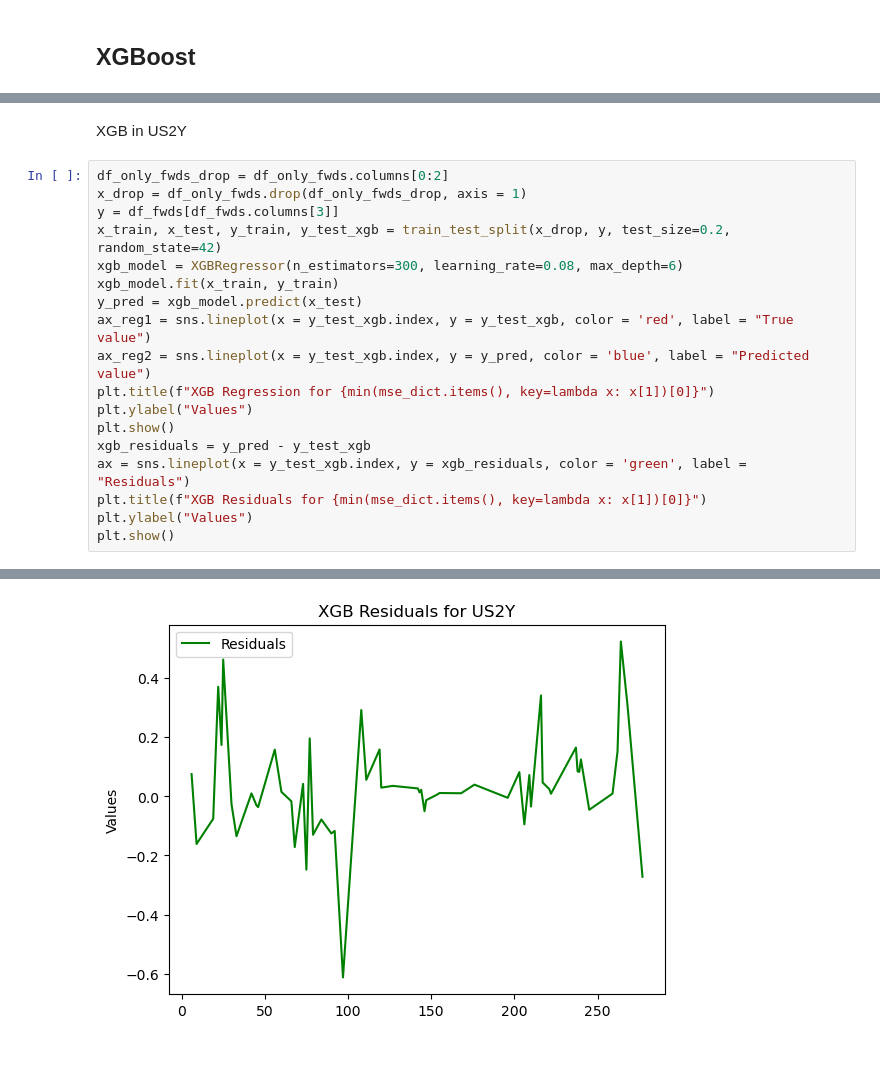
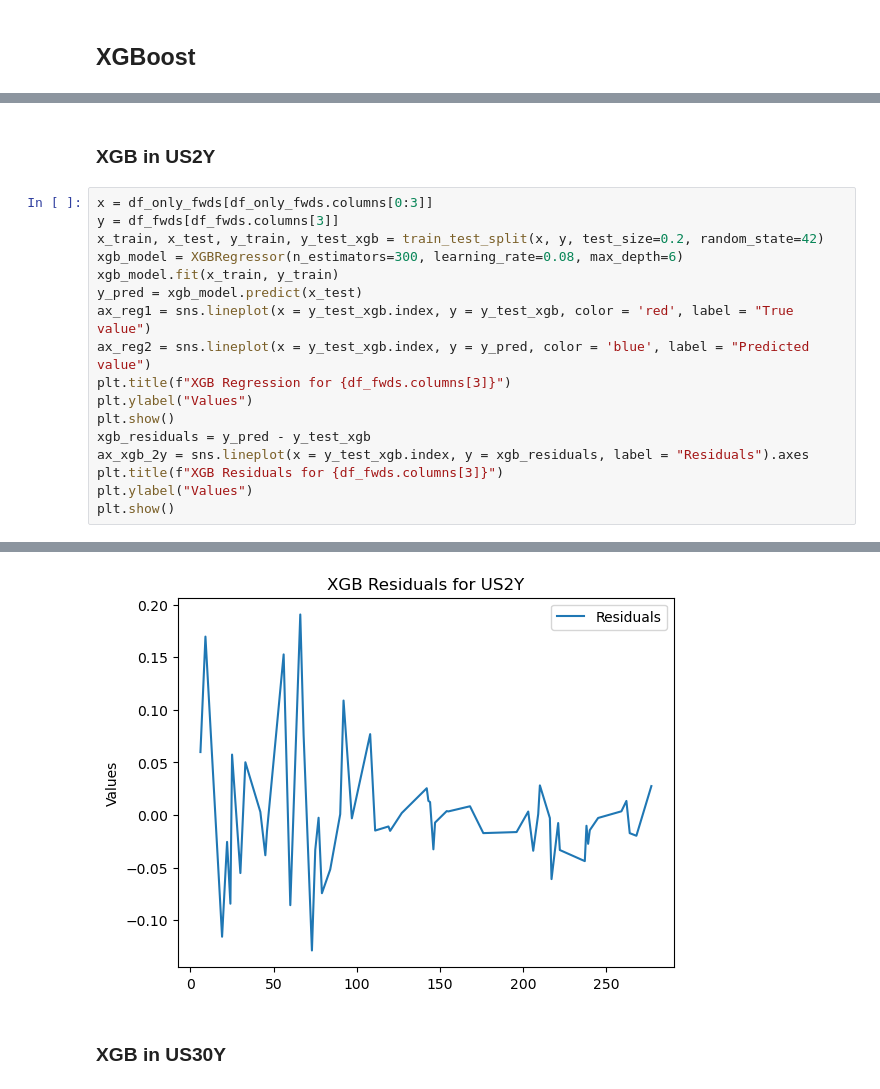
Before and after one commit to 123justinfung/PyStrats, a Jupyter notebook: Notebooks/Yield curve analysis.ipynb, the cells around one changed output, grey strips where cells are left out. Cells and saved outputs as stored; diff of their text form; blank space fills up the shorter version.

```diff
--- a/Notebooks/Yield curve analysis.ipynb
+++ b/Notebooks/Yield curve analysis.ipynb
@@ -615,21 +638,20 @@ Int64Index([ 33, 108, 240, 259, 154,   9, 146, 203, 144, 155, 221,  92, 222,
 # %% [markdown]
-XGB in US2Y
+### XGB in US2Y
 # %%
-df_only_fwds_drop = df_only_fwds.columns[0:2]
-x_drop = df_only_fwds.drop(df_only_fwds_drop, axis = 1)
+x = df_only_fwds[df_only_fwds.columns[0:3]]
 y = df_fwds[df_fwds.columns[3]]
-x_train, x_test, y_train, y_test_xgb = train_test_split(x_drop, y, test_size=0.2, random_state=42)
+x_train, x_test, y_train, y_test_xgb = train_test_split(x, y, test_size=0.2, random_state=42)
 xgb_model = XGBRegressor(n_estimators=300, learning_rate=0.08, max_depth=6)
 xgb_model.fit(x_train, y_train)
 y_pred = xgb_model.predict(x_test)
 ax_reg1 = sns.lineplot(x = y_test_xgb.index, y = y_test_xgb, color = 'red', label = "True value")
 ax_reg2 = sns.lineplot(x = y_test_xgb.index, y = y_pred, color = 'blue', label = "Predicted value")
-plt.title(f"XGB Regression for {min(mse_dict.items(), key=lambda x: x[1])[0]}")
+plt.title(f"XGB Regression for {df_fwds.columns[3]}")
 plt.ylabel("Values")
 plt.show()
 xgb_residuals = y_pred - y_test_xgb
-ax = sns.lineplot(x = y_test_xgb.index, y = xgb_residuals, color = 'green', label = "Residuals")
-plt.title(f"XGB Residuals for {min(mse_dict.items(), key=lambda x: x[1])[0]}")
+ax_xgb_2y = sns.lineplot(x = y_test_xgb.index, y = xgb_residuals, label = "Residuals").axes
+plt.title(f"XGB Residuals for {df_fwds.columns[3]}")
 plt.ylabel("Values")
 plt.show()
 # %% [output]
@@ -637 +659,3 @@ plt.show()
-[figure, old version]
+[figure, new version]
+# %% [markdown]
+### XGB in US30Y
```
Also changed, not shown: parts of 23 cells of this notebook.
